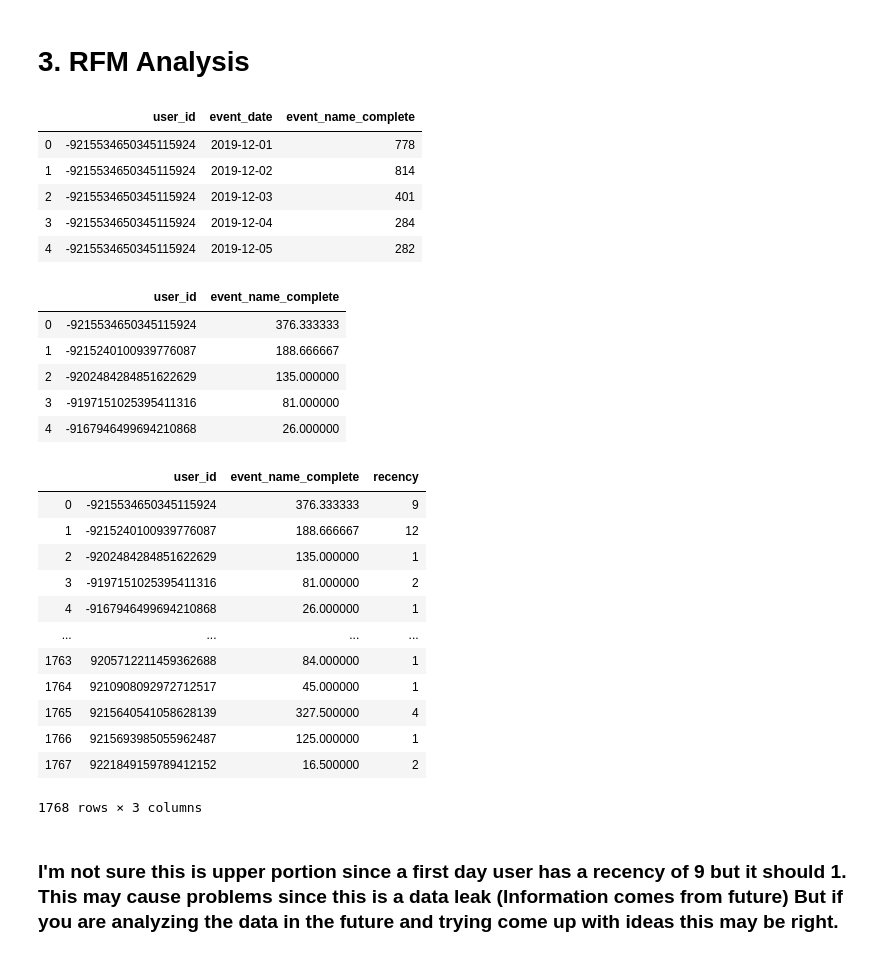
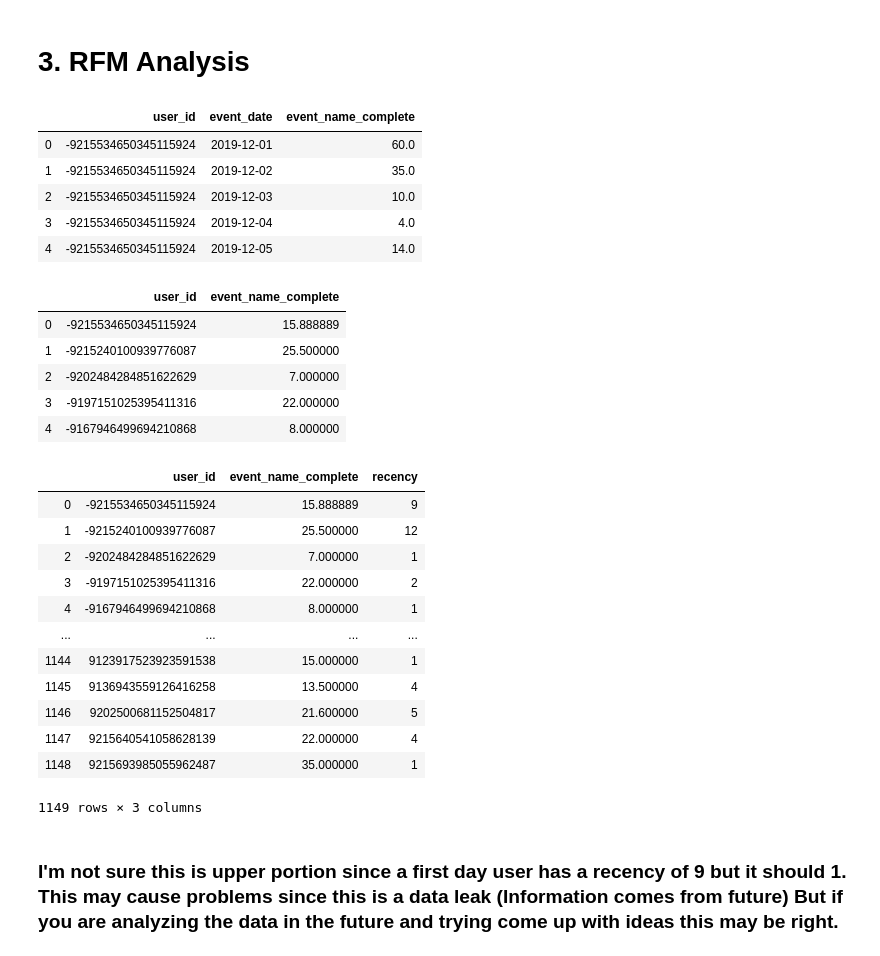
Before and after one commit to sodaliAyran/churn-prediction-mulakat, a Jupyter notebook: Report.ipynb, the cells around one changed output. Saved outputs shown, nothing was run; the diff lists cells and outputs as text; code cells hidden in the pictures.

```diff
--- a/Report.ipynb
+++ b/Report.ipynb
@@ -253,25 +253,25 @@ plt.show()
 # %% [markdown]
 # 3. RFM Analysis
 # %%
-df_total_completion_each_day = df_event.groupby(["user_id", "event_date"], as_index=False).event_name_complete.count()
+df_total_completion_each_day = df_event.groupby(["user_id", "event_date"], as_index=False).event_name_complete.sum()
 df_total_completion_each_day.head()
 # %% [output]
 |  | user_id | event_date | event_name_complete |
-| 0 | -9215534650345115924 | 2019-12-01 | 778 |
-| 1 | -9215534650345115924 | 2019-12-02 | 814 |
-| 2 | -9215534650345115924 | 2019-12-03 | 401 |
-| 3 | -9215534650345115924 | 2019-12-04 | 284 |
-| 4 | -9215534650345115924 | 2019-12-05 | 282 |
+| 0 | -9215534650345115924 | 2019-12-01 | 60.0 |
+| 1 | -9215534650345115924 | 2019-12-02 | 35.0 |
+| 2 | -9215534650345115924 | 2019-12-03 | 10.0 |
+| 3 | -9215534650345115924 | 2019-12-04 | 4.0 |
+| 4 | -9215534650345115924 | 2019-12-05 | 14.0 |
 # %%
 df_rfm = df_total_completion_each_day.groupby("user_id", as_index=False).event_name_complete.mean()
 df_rfm.head()
 # %% [output]
 |  | user_id | event_name_complete |
-| 0 | -9215534650345115924 | 376.333333 |
-| 1 | -9215240100939776087 | 188.666667 |
-| 2 | -9202484284851622629 | 135.000000 |
-| 3 | -9197151025395411316 | 81.000000 |
-| 4 | -9167946499694210868 | 26.000000 |
+| 0 | -9215534650345115924 | 15.888889 |
+| 1 | -9215240100939776087 | 25.500000 |
+| 2 | -9202484284851622629 | 7.000000 |
+| 3 | -9197151025395411316 | 22.000000 |
+| 4 | -9167946499694210868 | 8.000000 |
 # %%
 recency = pd.DataFrame(df_total_completion_each_day.groupby("user_id").nunique().event_date)
 recency.reset_index(inplace=True)
@@ -281,18 +281,18 @@ df_rfm = df_rfm.join(recency.set_index("user_id"), on="user_id")
 df_rfm
 # %% [output]
 |  | user_id | event_name_complete | recency |
-| 0 | -9215534650345115924 | 376.333333 | 9 |
-| 1 | -9215240100939776087 | 188.666667 | 12 |
-| 2 | -9202484284851622629 | 135.000000 | 1 |
-| 3 | -9197151025395411316 | 81.000000 | 2 |
-| 4 | -9167946499694210868 | 26.000000 | 1 |
+| 0 | -9215534650345115924 | 15.888889 | 9 |
+| 1 | -9215240100939776087 | 25.500000 | 12 |
+| 2 | -9202484284851622629 | 7.000000 | 1 |
+| 3 | -9197151025395411316 | 22.000000 | 2 |
+| 4 | -9167946499694210868 | 8.000000 | 1 |
 | ... | ... | ... | ... |
-| 1763 | 9205712211459362688 | 84.000000 | 1 |
-| 1764 | 9210908092972712517 | 45.000000 | 1 |
-| 1765 | 9215640541058628139 | 327.500000 | 4 |
-| 1766 | 9215693985055962487 | 125.000000 | 1 |
-| 1767 | 9221849159789412152 | 16.500000 | 2 |
+| 1144 | 9123917523923591538 | 15.000000 | 1 |
+| 1145 | 9136943559126416258 | 13.500000 | 4 |
+| 1146 | 9202500681152504817 | 21.600000 | 5 |
+| 1147 | 9215640541058628139 | 22.000000 | 4 |
+| 1148 | 9215693985055962487 | 35.000000 | 1 |
-1768 rows × 3 columns
+1149 rows × 3 columns
 # %% [markdown]
 ### I'm not sure this is upper portion since a first day user has a recency of 9 but it should 1. This may cause problems since this is a data leak (Information comes from future) But if you are analyzing the data in the future and trying come up with ideas this may be right.
 # %%
```
Also changed, not shown: parts of 26 cells of this notebook.
